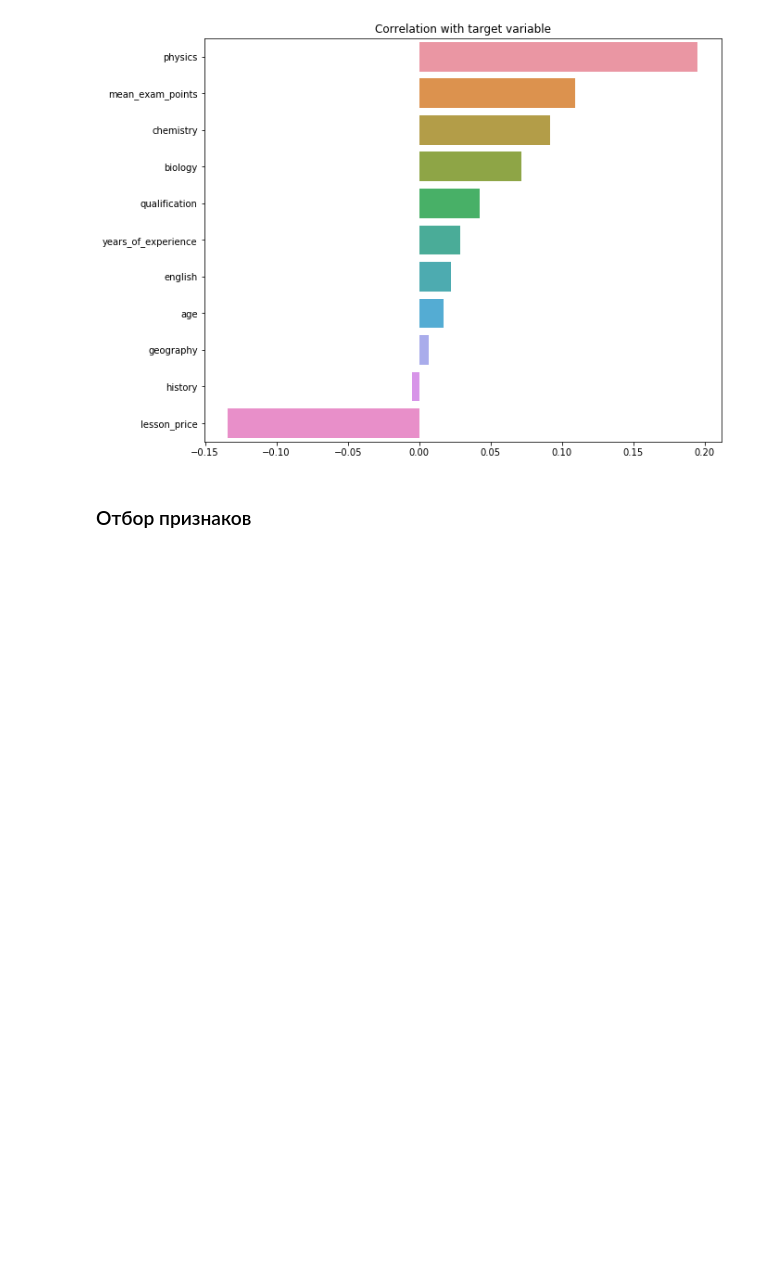
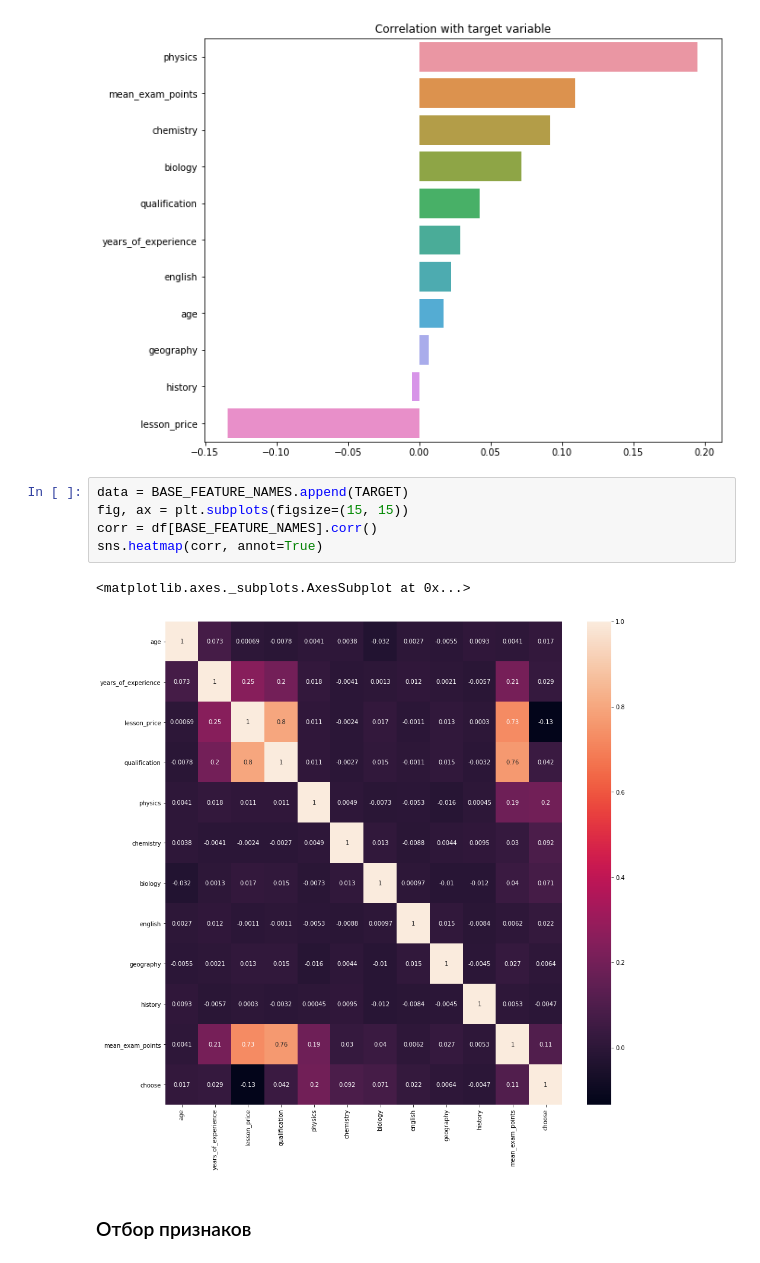
Before and after one commit to Kolch/DataSciencePy, a Jupyter notebook: projects/Choose_tutors/Choose_tutors.ipynb, the cells around one changed output. Drawn from its saved outputs; the diff is of its cells as text; blank space fills up the shorter version.

```diff
--- a/projects/Choose_tutors/Choose_tutors.ipynb
+++ b/projects/Choose_tutors/Choose_tutors.ipynb
@@ -105,6 +109,14 @@ memory usage: 1015.8 KB
 show_corr_bars(df, BASE_FEATURE_NAMES, TARGET)
 # %% [output]
 [figure]
+# %%
+data = BASE_FEATURE_NAMES.append(TARGET)
+fig, ax = plt.subplots(figsize=(15, 15))
+corr = df[BASE_FEATURE_NAMES].corr()
+sns.heatmap(corr, annot=True)
+# %% [output]
+<matplotlib.axes._subplots.AxesSubplot at 0x...>
+[figure, added]
 # %% [markdown]
 ### Отбор признаков
 # %%
```
Also changed, not shown: parts of 14 cells of this notebook.
